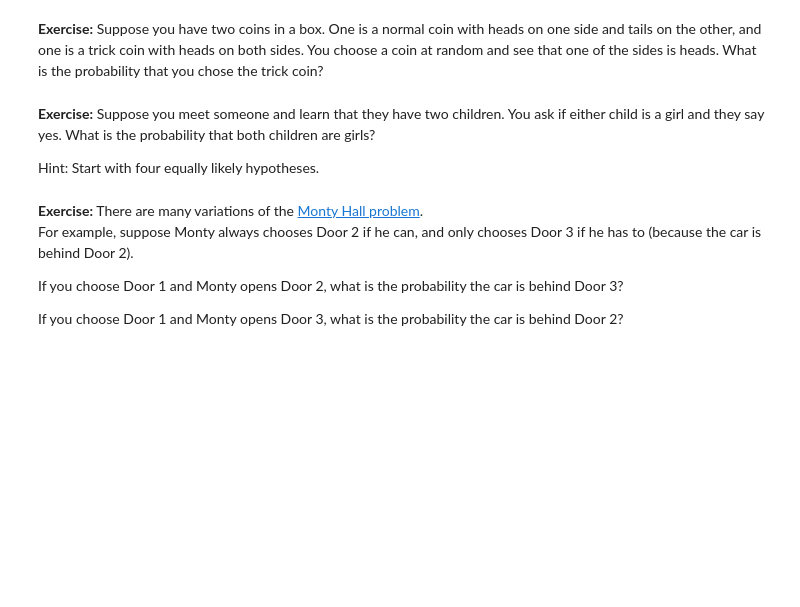
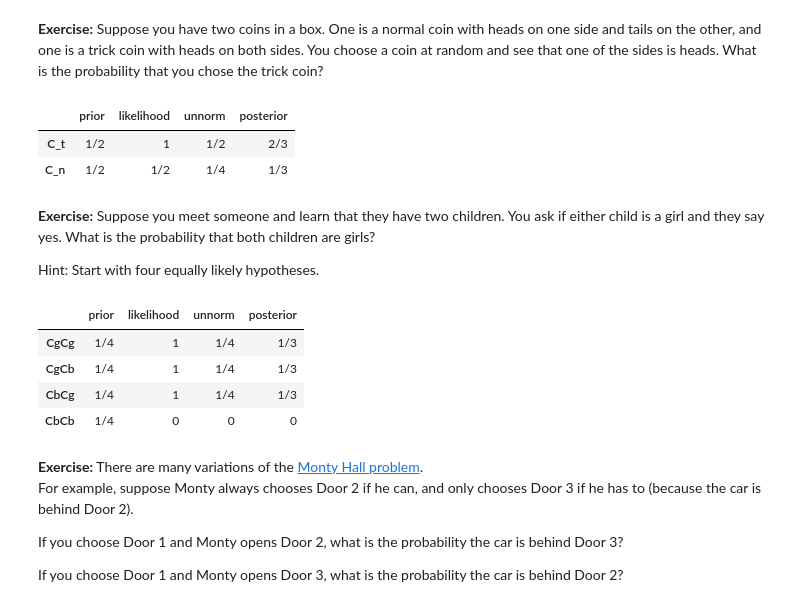
Before and after one commit to rogeranyor/BayesianInferenceUB25, a Jupyter notebook: notebooks/Session 2 - 01 Bayes's Theorem.ipynb, the cells around one changed output. Drawn from its saved outputs; the diff is of its cells as text; code cells hidden in the pictures; blank space fills up the shorter version.

```diff
--- a/notebooks/Session 2 - 01 Bayes's Theorem.ipynb
+++ b/notebooks/Session 2 - 01 Bayes's Theorem.ipynb
@@ -376,3 +374,18 @@ What is the probability that you chose the trick coin?
+# %%
+# Solution goes here
+
+# your code here
+import pandas as pd
+from fractions import Fraction
+table_ex1 = pd.DataFrame(index=['C_t', 'C_n'])
+table_ex1['prior'] = Fraction(1, 2)
+table_ex1['likelihood'] = 1, Fraction(1, 2)
+update(table_ex1)
+table_ex1
+# %% [output]
+|  | prior | likelihood | unnorm | posterior |
+| C_t | 1/2 | 1 | 1/2 | 2/3 |
+| C_n | 1/2 | 1/2 | 1/4 | 1/3 |
 # %% [markdown]
 **Exercise:** Suppose you meet someone and learn that they have two children.
 You ask if either child is a girl and they say yes.
@@ -386,3 +395,19 @@ Hint: Start with four equally likely hypotheses.
+# %%
+# Solution goes here
+
+# your code here
+
+table_ex2 = pd.DataFrame(index=['CgCg', 'CgCb', 'CbCg', 'CbCb'])
+table_ex2['prior'] = Fraction(1, 4)
+table_ex2['likelihood'] = 1, 1, 1, 0
+update(table_ex2)
+table_ex2
+# %% [output]
+|  | prior | likelihood | unnorm | posterior |
+| CgCg | 1/4 | 1 | 1/4 | 1/3 |
+| CgCb | 1/4 | 1 | 1/4 | 1/3 |
+| CbCg | 1/4 | 1 | 1/4 | 1/3 |
+| CbCb | 1/4 | 0 | 0 | 0 |
 # %% [markdown]
 **Exercise:** There are many variations of the [Monty Hall problem](https://en.wikipedia.org/wiki/Monty_Hall_problem).
 For example, suppose Monty always chooses Door 2 if he can, and
```
Also changed, not shown: parts of 5 cells of this notebook, 1 other file.
